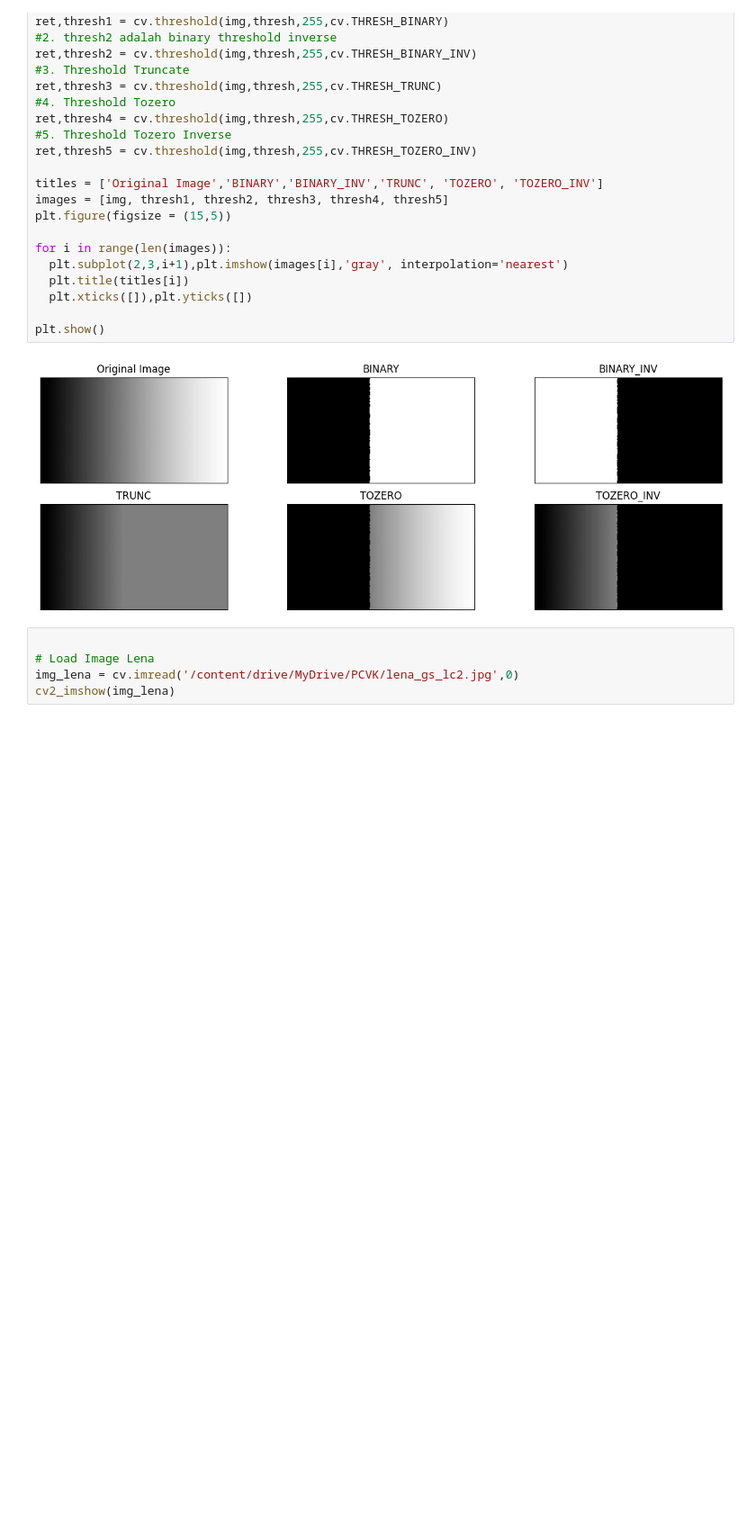
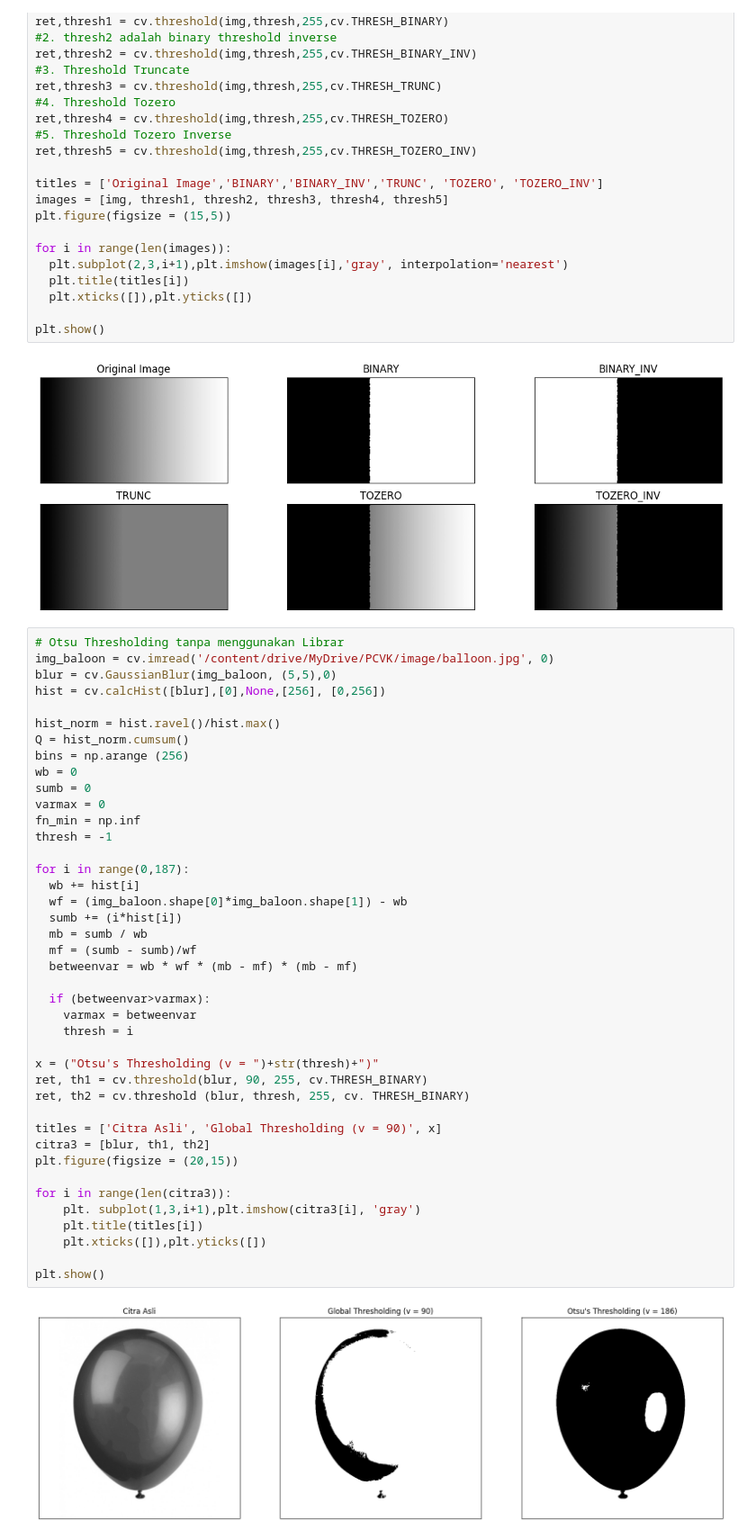
Before and after one commit to AlifiyulAkyun/PCVK_Genap_2023, a Jupyter notebook: week10.ipynb, the cells around one changed output. Shown at 90% size. Drawn from its saved outputs; the diff is of its cells as text; blank space fills up the shorter version.

```diff
--- a/week10.ipynb
+++ b/week10.ipynb
@@ -51,8 +51,46 @@ for i in range(len(images)):
 plt.show()
 # %% [output]
 [figure]
-# %%
-
-# Load Image Lena
-img_lena = cv.imread('/content/drive/MyDrive/PCVK/lena_gs_lc2.jpg',0)
-cv2_imshow(img_lena)
+# %%
+# Otsu Thresholding tanpa menggunakan Librar
+img_baloon = cv.imread('/content/drive/MyDrive/PCVK/image/balloon.jpg', 0)
+blur = cv.GaussianBlur(img_baloon, (5,5),0)
+hist = cv.calcHist([blur],[0],None,[256], [0,256])
+
+hist_norm = hist.ravel()/hist.max()
+Q = hist_norm.cumsum()
+bins = np.arange (256)
+wb = 0
+sumb = 0
+varmax = 0
+fn_min = np.inf
+thresh = -1
+
+for i in range(0,187):
+  wb += hist[i]
+  wf = (img_baloon.shape[0]*img_baloon.shape[1]) - wb
+  sumb += (i*hist[i])
+  mb = sumb / wb
+  mf = (sumb - sumb)/wf
+  betweenvar = wb * wf * (mb - mf) * (mb - mf)
+
+  if (betweenvar>varmax):
+    varmax = betweenvar
+    thresh = i
+
+x = ("Otsu's Thresholding (v = ")+str(thresh)+")"
+ret, th1 = cv.threshold(blur, 90, 255, cv.THRESH_BINARY)
+ret, th2 = cv.threshold (blur, thresh, 255, cv. THRESH_BINARY)
+
+titles = ['Citra Asli', 'Global Thresholding (v = 90)', x]
+citra3 = [blur, th1, th2]
+plt.figure(figsize = (20,15))
+
+for i in range(len(citra3)):
+    plt. subplot(1,3,i+1),plt.imshow(citra3[i], 'gray')
+    plt.title(titles[i])
+    plt.xticks([]),plt.yticks([])
+
+plt.show()
+# %% [output]
+[figure, added]
```
Also changed, not shown: parts of 5 cells of this notebook.
